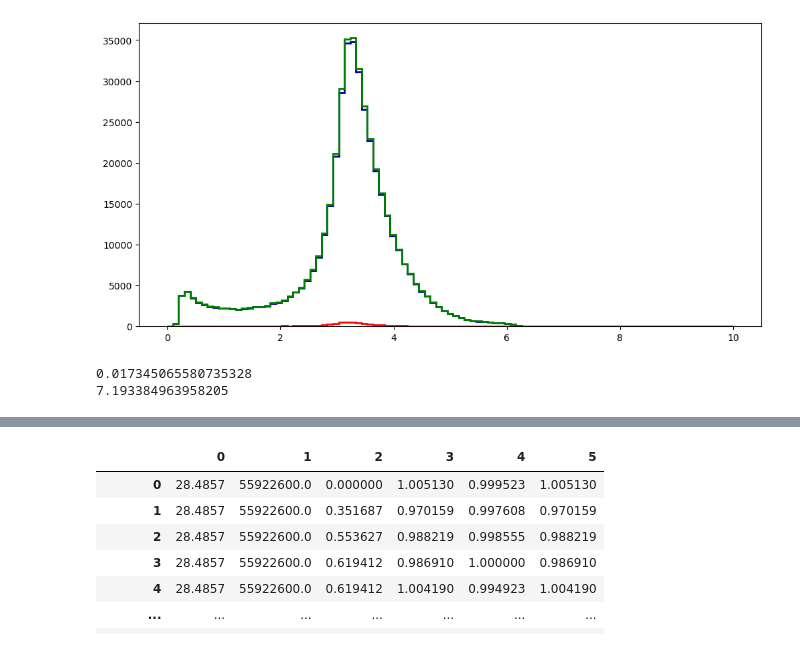
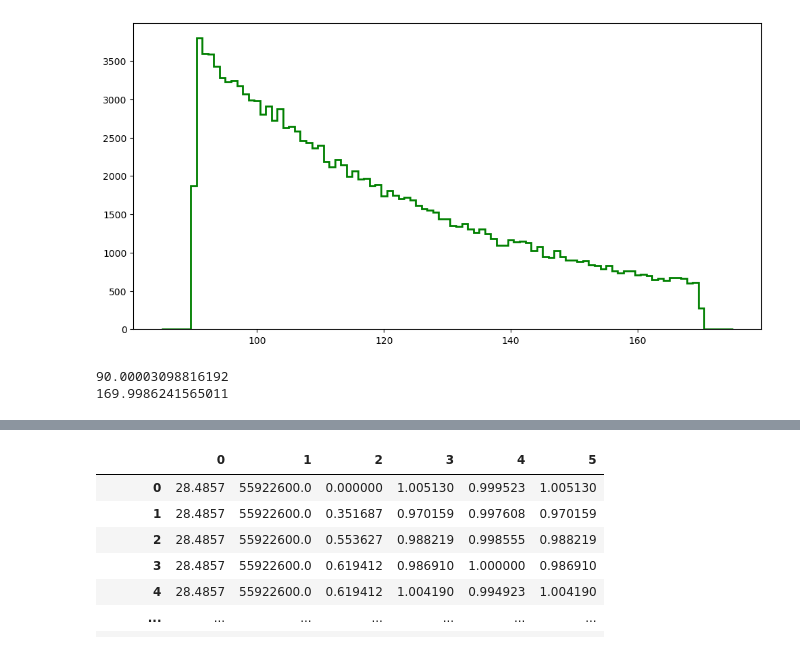
Before and after one commit to FindTheHiggs/Code, a Jupyter notebook: Code/DataInvestigation.ipynb, the cells around one changed output, grey strips where cells are left out. Drawn from its saved outputs; the diff is of its cells as text; code cells hidden in the pictures.

```diff
--- a/Code/DataInvestigation.ipynb
+++ b/Code/DataInvestigation.ipynb
@@ -18,2 +42,21 @@ df = pd.read_csv('./../CSVfiles/validation_data.csv')
+# %%
+#Open a file to access the different graphs
+# df1 = pd.read_csv('./../CSVfiles/dataA.csv')
+# df2 = pd.read_csv('./../CSVfiles/dataB.csv')
+# df3 = pd.read_csv('./../CSVfiles/dataC.csv')
+# df4 = pd.read_csv('./../CSVfiles/dataD.csv')
+
+# df7 = pd.read_csv('./../CSVfiles/ggH.csv')
+# df9 = pd.read_csv('./../CSVfiles/data_yyjj_p1.csv')
+
+# df5 = pd.concat([df1,df2])
+# del df1, df2
+# df6 = pd.concat([df3,df4])
+# del df3,df4
+# df8 = pd.concat([df5,df6])
+# del df5,df6
+df = pd.read_csv('./../CSVfiles/data1516_atlas_incomplete.csv', names =['A','B','C','D','E','F',
+                                                                       'G','H','I','J','K','L',
+                                                                        'M','N','O','P','Q','R','S','T'])
 # %%
 #Quick look at the data
@@ -106,19 +167,20 @@ print(min(pt2))
 # %%
-#Inspect the angle betwqeen photons
+#Do a plot of the mass spectrum
 plt.figure(figsize=(12,6), dpi= 100)
-del_r = df['photon_sep'].values
-sigs = df['photon_sep'][df['label']==1].values
-bkgs = df['photon_sep'][df['label']==0].values
-xlims=[0, 10]
+inv_m = df['p_mass'].values
+# sigs = df['p_mass'][df['label']==1].values
+# bkgs = df['p_mass'][df['label']==0].values
+
+xlims=[85,175]
 bins = np.linspace(xlims[0],xlims[1],100,endpoint=True)
-plt.hist(bkgs, color = 'darkblue', histtype='step', bins=bins,linewidth=2)
-plt.hist(sigs, color = 'red', histtype='step', bins=bins,linewidth=2)
-plt.hist(del_r, color = 'green', histtype='step', bins=bins,linewidth=2)
+# plt.hist(bkgs, color = 'darkblue', histtype='step', bins=bins,linewidth=2)
+# plt.hist(sigs, color = 'red', histtype='step', bins=bins,linewidth=2)
+plt.hist(inv_m, color = 'green', histtype='step', bins=bins,linewidth=2)
 plt.show()
 
-print(min(del_r))
-print(max(del_r))
+print(min(inv_m))
+print(max(inv_m))
 # %% [output]
-[figure, old version]
+[figure, new version]
-0.017345065580735328
-7.193384963958205
+90.00003098816192
+169.9986241565011
```
Also changed, not shown: parts of 8 cells of this notebook, 2 other files.
